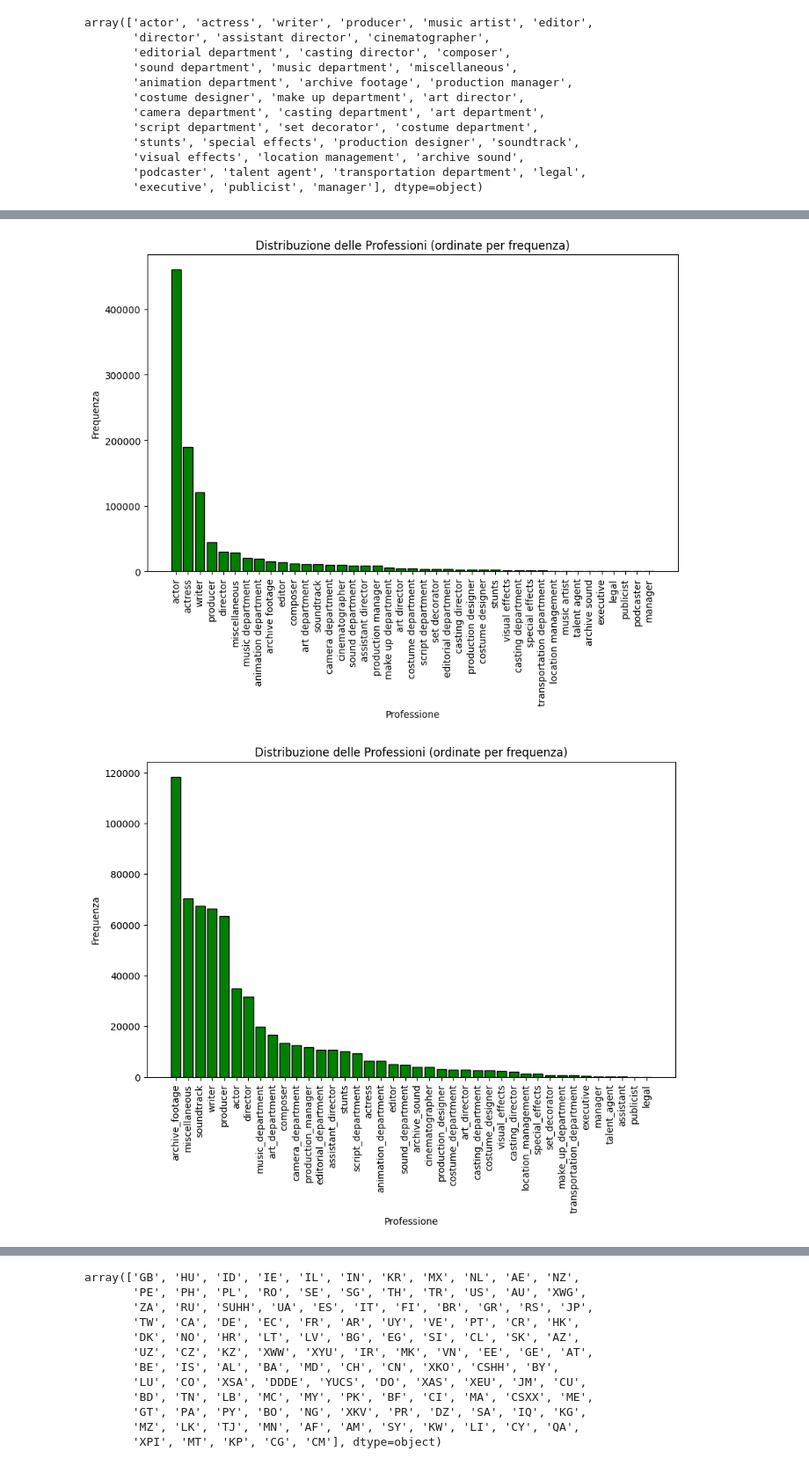
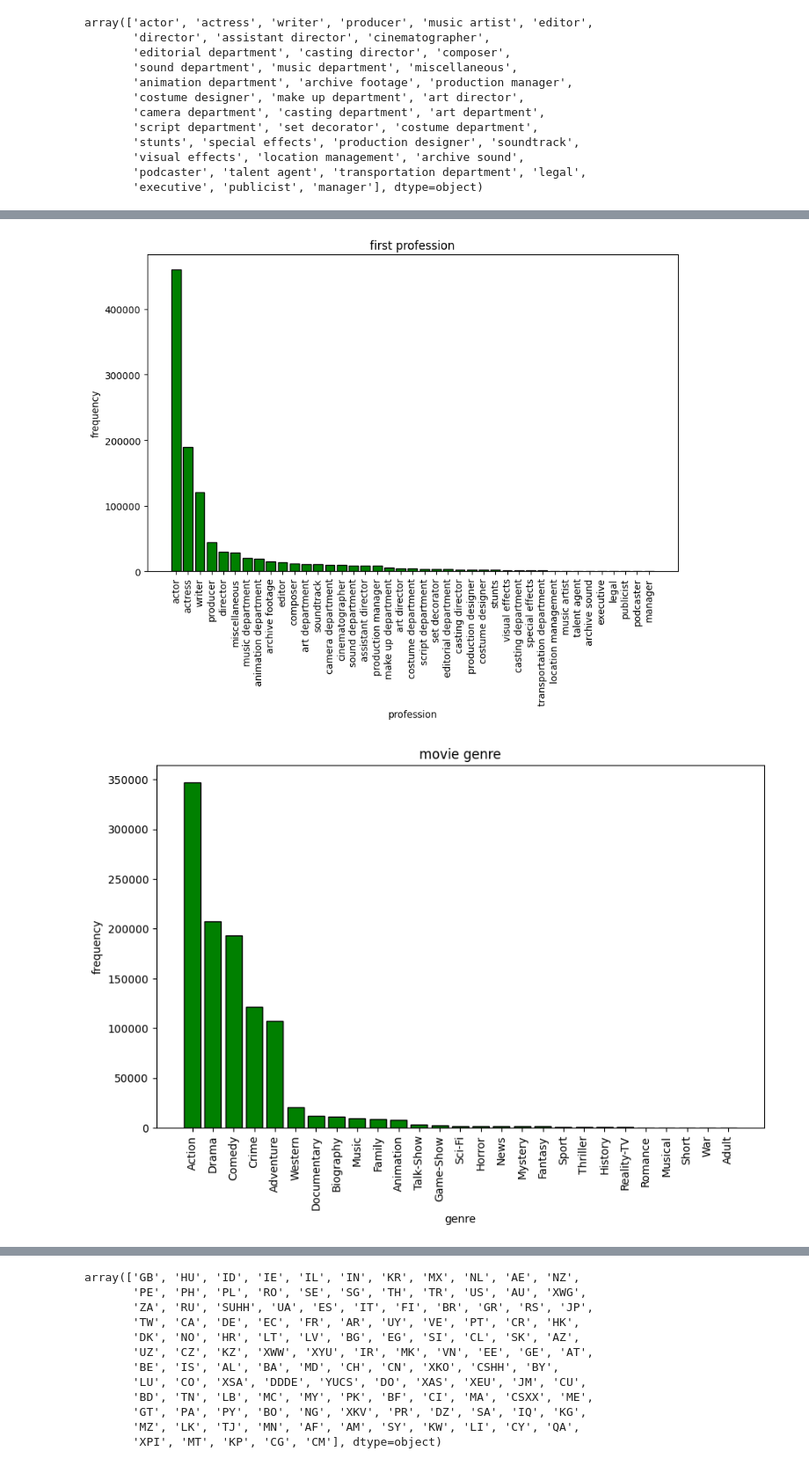
Before and after one commit to depa-tto/Python-project-exam, a Jupyter notebook: Py_project_DePatto.ipynb, the cells around one changed output, grey strips where cells are left out. Shown at 88% size. Drawn from its saved outputs; the diff is of its cells as text; code cells hidden in the pictures.

```diff
--- a/Py_project_DePatto.ipynb
+++ b/Py_project_DePatto.ipynb
@@ -286,29 +311,29 @@ sorted_frequencies = [frequencies[i] for i in sorted_indices]
 
 plt.figure(figsize=(10, 6))
 plt.bar(sorted_categories, sorted_frequencies, color='green', edgecolor='black')
-plt.title('Distribuzione delle Professioni (ordinate per frequenza)')
-plt.xlabel('Professione')
-plt.ylabel('Frequenza')
+plt.title('first profession')
+plt.xlabel('profession')
+plt.ylabel('frequency')
 plt.xticks(rotation=90)
 plt.show()
 # %% [output]
-[figure, old version]
+[figure, new version]
 # %%
-profession_counts = Counter(merge_set['second_profession'].dropna(how='any'))
+profession_counts = Counter(merge_set['genre_1'])
 
 categories = list(profession_counts.keys())
 frequencies = list(profession_counts.values())
 
 sorted_indices = sorted(range(len(frequencies)), key=lambda i: frequencies[i], reverse=True)
 sorted_categories = [categories[i] for i in sorted_indices]
 sorted_frequencies = [frequencies[i] for i in sorted_indices]
 
 plt.figure(figsize=(10, 6))
 plt.bar(sorted_categories, sorted_frequencies, color='green', edgecolor='black')
-plt.title('Distribuzione delle Professioni (ordinate per frequenza)')
-plt.xlabel('Professione')
-plt.ylabel('Frequenza')
+plt.title('movie genre')
+plt.xlabel('genre')
+plt.ylabel('frequency')
 plt.xticks(rotation=90)
 plt.show()
 # %% [output]
-[figure, old version]
+[figure, new version]
```
Also changed, not shown: parts of 23 cells of this notebook, 2 other files.
